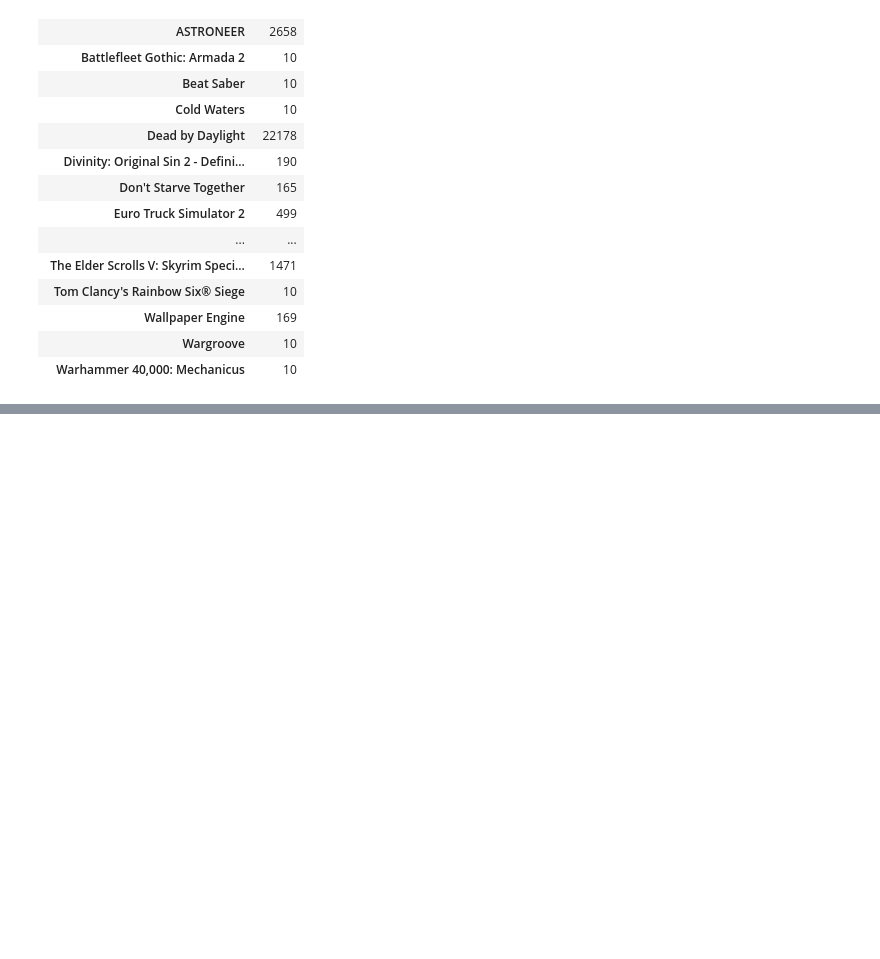
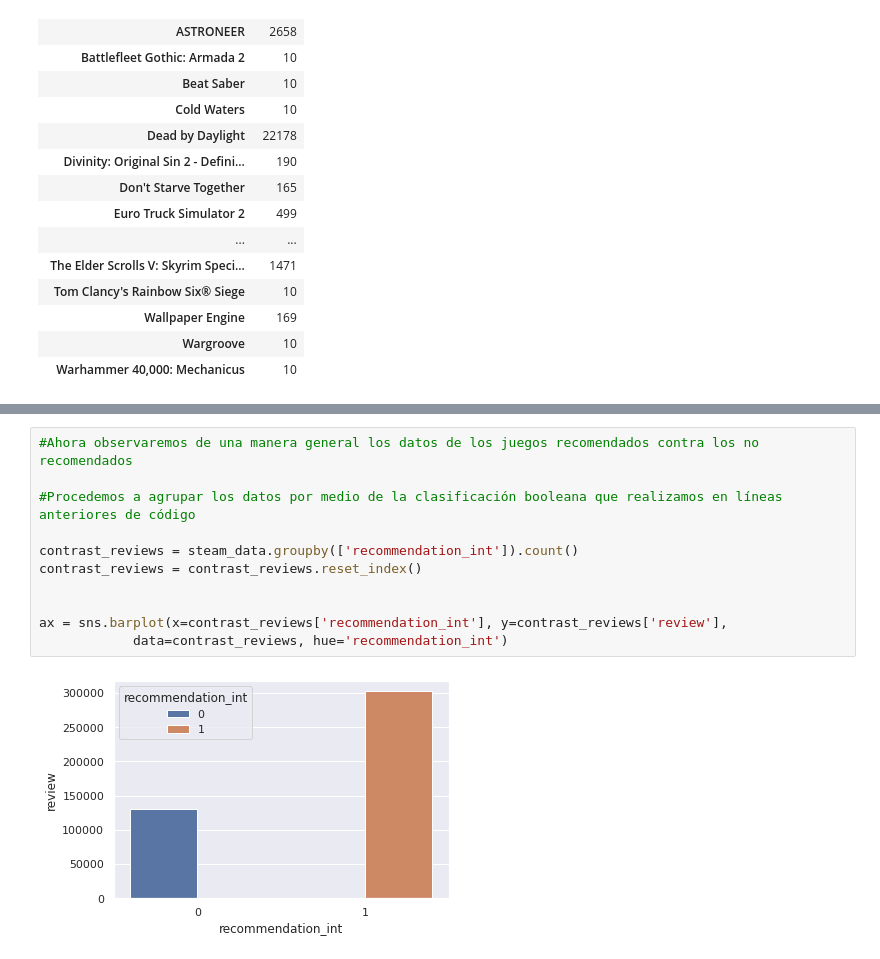
Before and after one commit to ByronTraconis/Working, a Jupyter notebook: Steam_Reviews_Dataset.ipynb, the cells around one changed output, grey strips where cells are left out. Cells and saved outputs as stored; diff of their text form; blank space fills up the shorter version.

```diff
--- a/Steam_Reviews_Dataset.ipynb
+++ b/Steam_Reviews_Dataset.ipynb
@@ -402,0 +287,13 @@ plt.show()
+# %%
+#Ahora observaremos de una manera general los datos de los juegos recomendados contra los no recomendados
+
+#Procedemos a agrupar los datos por medio de la clasificación booleana que realizamos en líneas anteriores de código
+
+contrast_reviews = steam_data.groupby(['recommendation_int']).count()
+contrast_reviews = contrast_reviews.reset_index()
+
+
+ax = sns.barplot(x=contrast_reviews['recommendation_int'], y=contrast_reviews['review'],
+            data=contrast_reviews, hue='recommendation_int')
+# %% [output]
+[figure, added]
```
Also changed, not shown: parts of 62 cells of this notebook.
